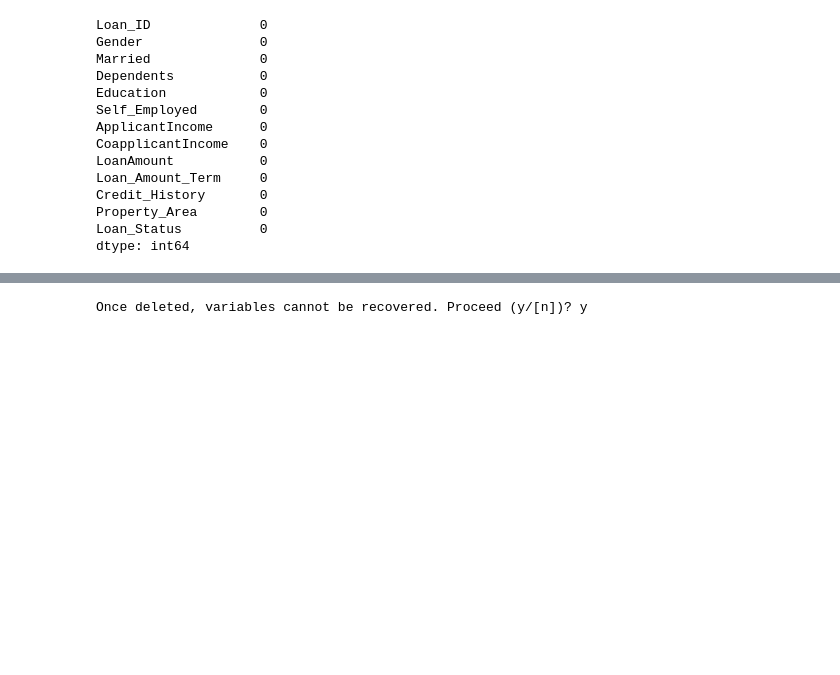
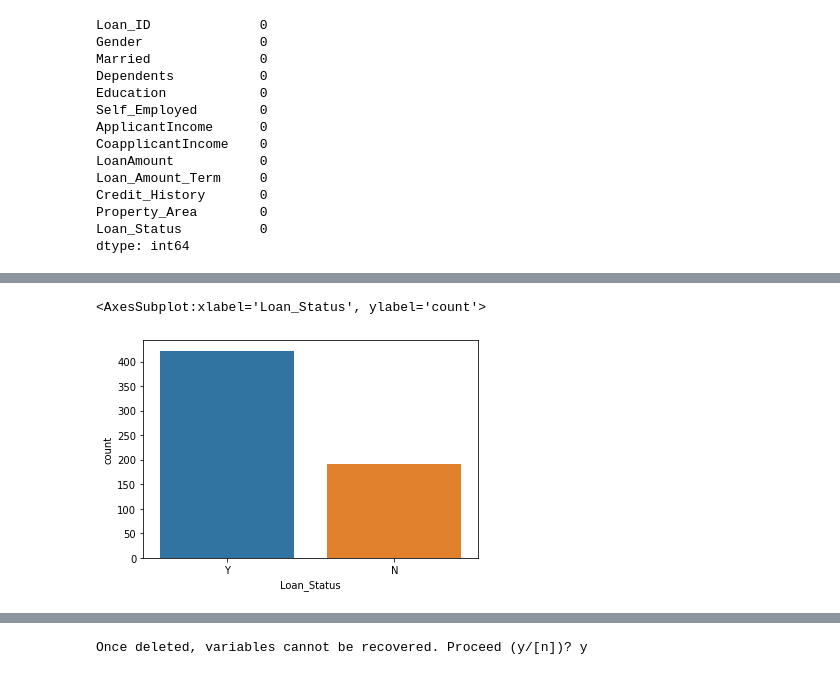
Before and after one commit to shahrambahrami/data-science-projects, a Jupyter notebook: loan_prediction/loan prediction.ipynb, the cells around one changed output, grey strips where cells are left out. Cells and saved outputs as stored; diff of their text form; code cells hidden in the pictures; blank space fills up the shorter version.

```diff
--- a/loan_prediction/loan prediction.ipynb
+++ b/loan_prediction/loan prediction.ipynb
@@ -111,0 +124,6 @@ dtype: int64
+# %%
+# most loan status has been accepted
+sns.countplot(data=dataset, x='Loan_Status')
+# %% [output]
+<AxesSubplot:xlabel='Loan_Status', ylabel='count'>
+[figure, added]
```
Also changed, not shown: parts of 4 cells of this notebook.
